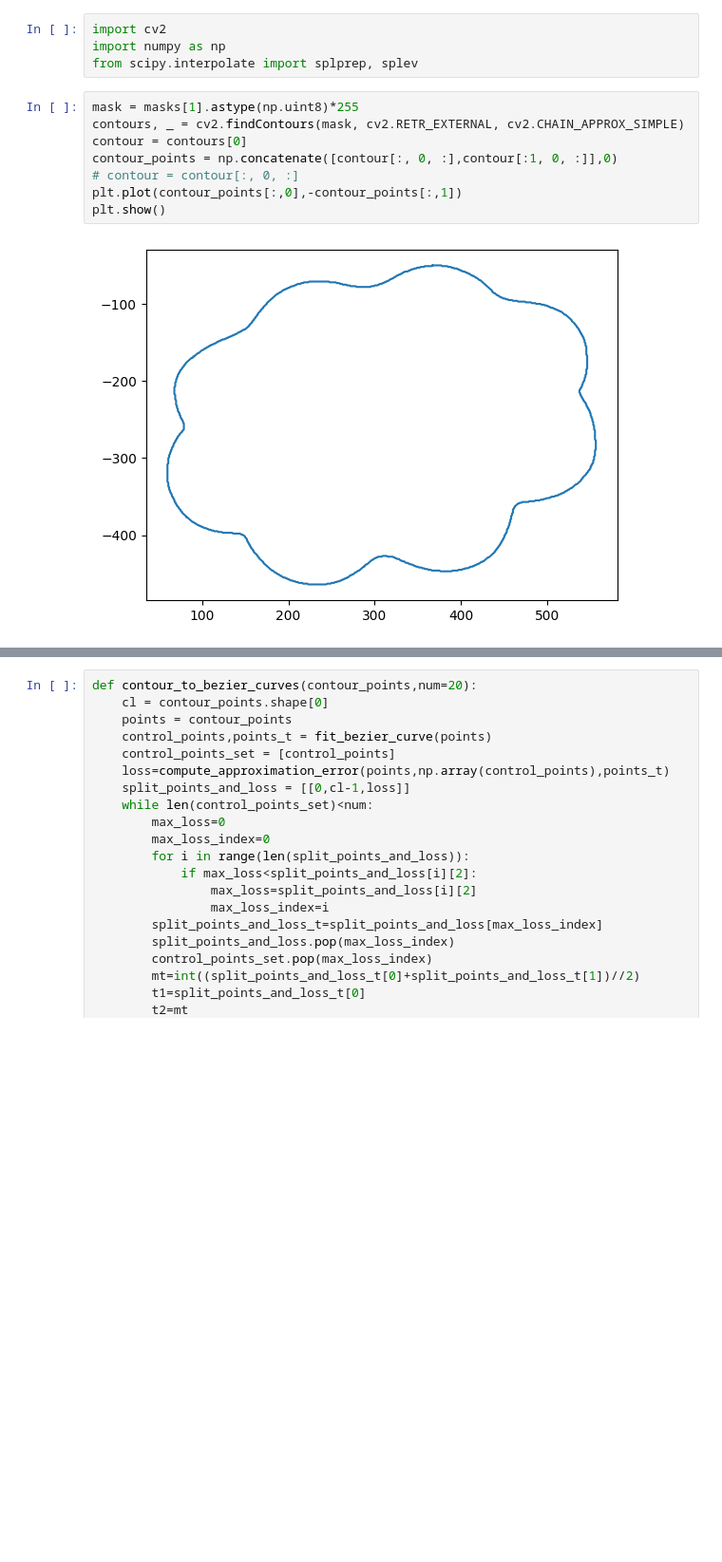
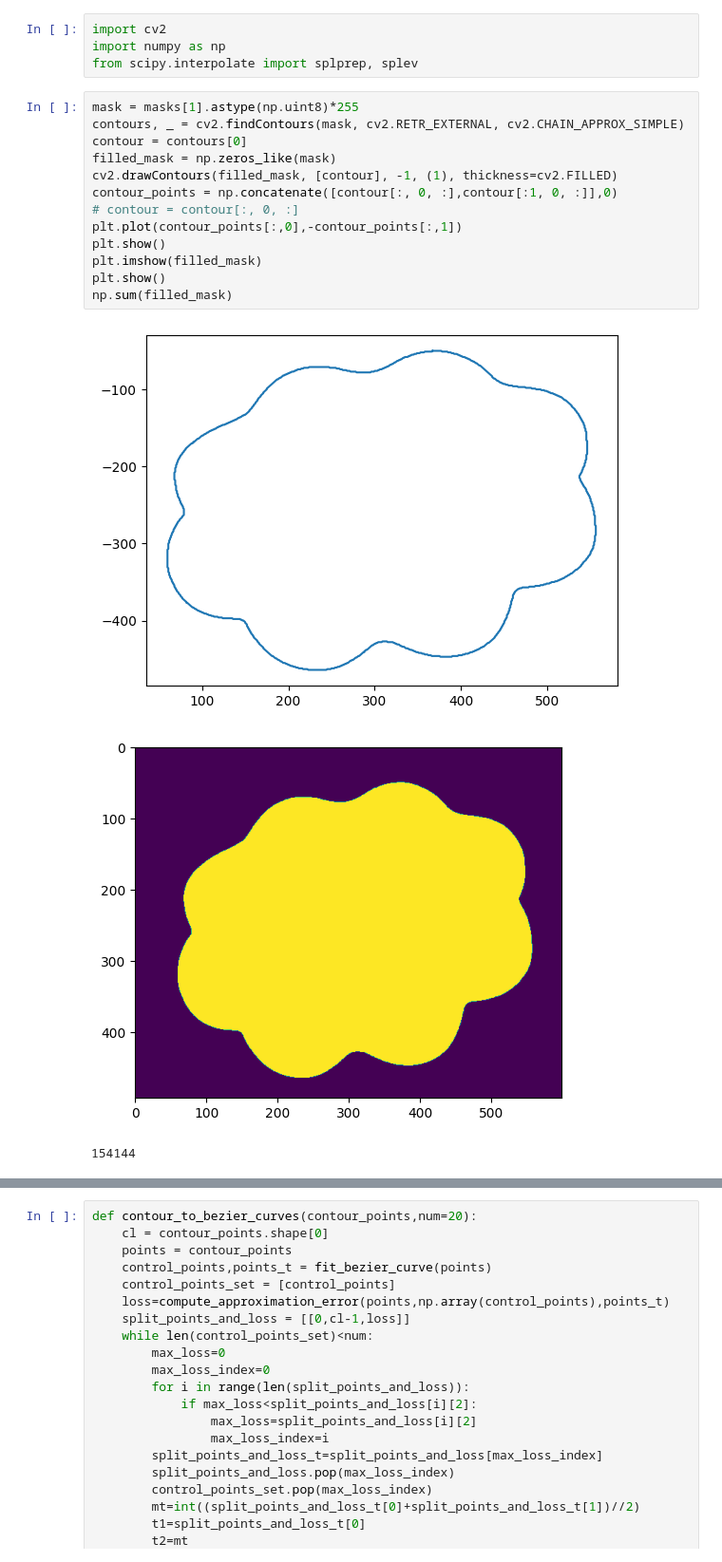
Before and after one commit to asd56585452/MyVectorizationWithSAM, a Jupyter notebook: SAMVG-mask_to_spline_test.ipynb, the cells around one changed output, grey strips where cells are left out. Shown at 95% size. Drawn from its saved outputs; the diff is of its cells as text; blank space fills up the shorter version.

```diff
--- a/SAMVG-mask_to_spline_test.ipynb
+++ b/SAMVG-mask_to_spline_test.ipynb
@@ -100,13 +100,20 @@ from scipy.interpolate import splprep, splev
 # %%
 mask = masks[1].astype(np.uint8)*255
 contours, _ = cv2.findContours(mask, cv2.RETR_EXTERNAL, cv2.CHAIN_APPROX_SIMPLE)
 contour = contours[0]
+filled_mask = np.zeros_like(mask)
+cv2.drawContours(filled_mask, [contour], -1, (1), thickness=cv2.FILLED)
 contour_points = np.concatenate([contour[:, 0, :],contour[:1, 0, :]],0)
 # contour = contour[:, 0, :]
 plt.plot(contour_points[:,0],-contour_points[:,1])
 plt.show()
+plt.imshow(filled_mask)
+plt.show()
+np.sum(filled_mask)
 # %% [output]
 [figure]
+[figure, added]
+154144
 # %%
 import numpy as np
 from scipy.linalg import lstsq
```
Also changed, not shown: parts of 2 cells of this notebook, 2 other files.
